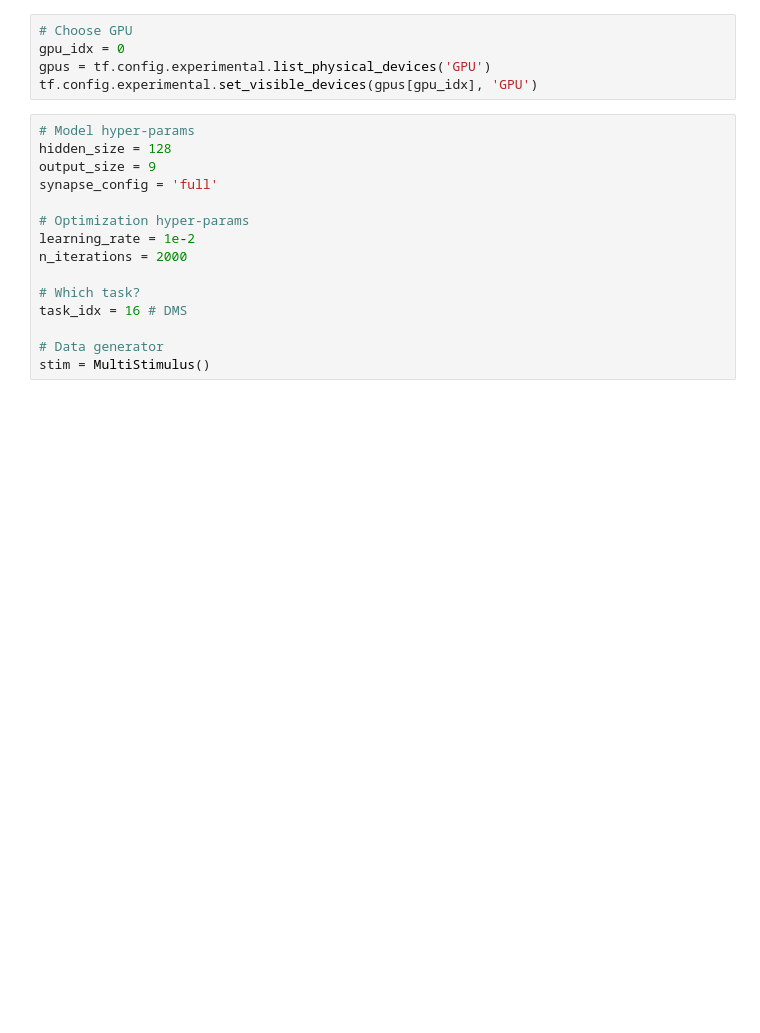
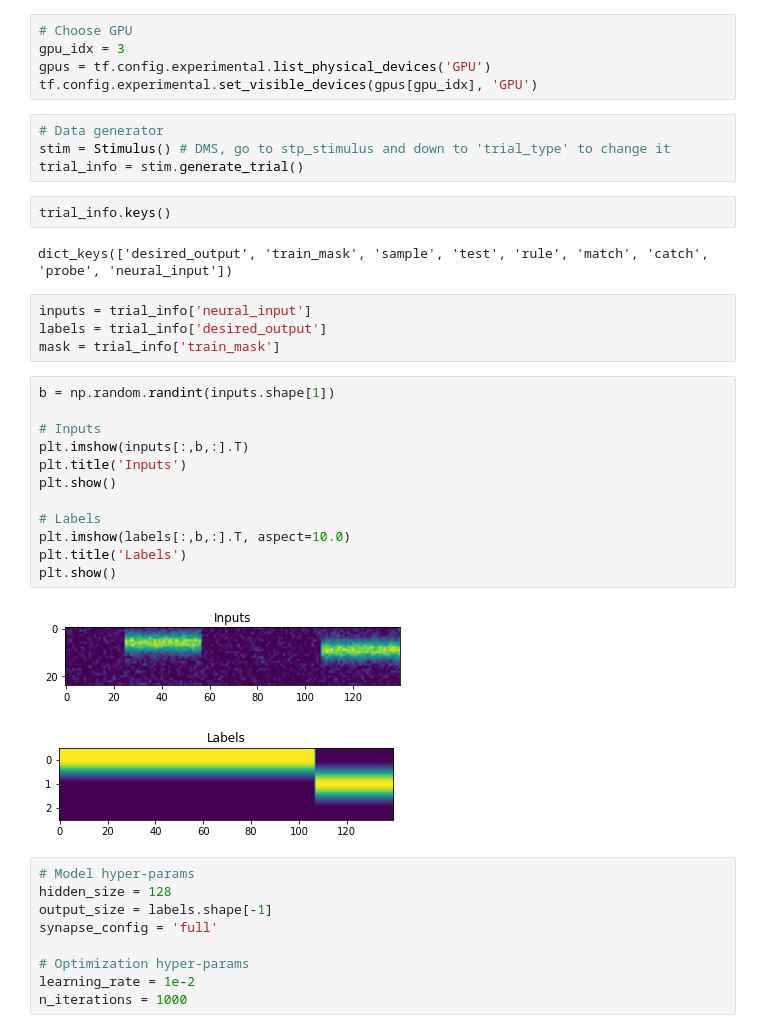
Before and after one commit to freedmanlab/bioRNN, a Jupyter notebook: example.ipynb, the cells around one changed output. Cells and saved outputs as stored; diff of their text form; blank space fills up the shorter version.

```diff
--- a/example.ipynb
+++ b/example.ipynb
@@ -14,20 +12,41 @@ Using 'Multistim' stimulus file.
 # %%
 # Choose GPU
-gpu_idx = 0
+gpu_idx = 3
 gpus = tf.config.experimental.list_physical_devices('GPU')
 tf.config.experimental.set_visible_devices(gpus[gpu_idx], 'GPU')
+# %%
+# Data generator
+stim = Stimulus() # DMS, go to stp_stimulus and down to 'trial_type' to change it
+trial_info = stim.generate_trial()
+# %%
+trial_info.keys()
+# %% [output]
+dict_keys(['desired_output', 'train_mask', 'sample', 'test', 'rule', 'match', 'catch', 'probe', 'neural_input'])
+# %%
+inputs = trial_info['neural_input']
+labels = trial_info['desired_output']
+mask = trial_info['train_mask']
+# %%
+b = np.random.randint(inputs.shape[1])
+
+# Inputs
+plt.imshow(inputs[:,b,:].T)
+plt.title('Inputs')
+plt.show()
+
+# Labels
+plt.imshow(labels[:,b,:].T, aspect=10.0)
+plt.title('Labels')
+plt.show()
+# %% [output]
+[figure, added]
+[figure, added]
 # %%
 # Model hyper-params
 hidden_size = 128
-output_size = 9
+output_size = labels.shape[-1]
 synapse_config = 'full'
 
 # Optimization hyper-params
 learning_rate = 1e-2
-n_iterations = 2000
-
-# Which task?
-task_idx = 16 # DMS
-
-# Data generator
-stim = MultiStimulus()
+n_iterations = 1000
```
Also changed, not shown: parts of 7 cells of this notebook, 4 other files.
